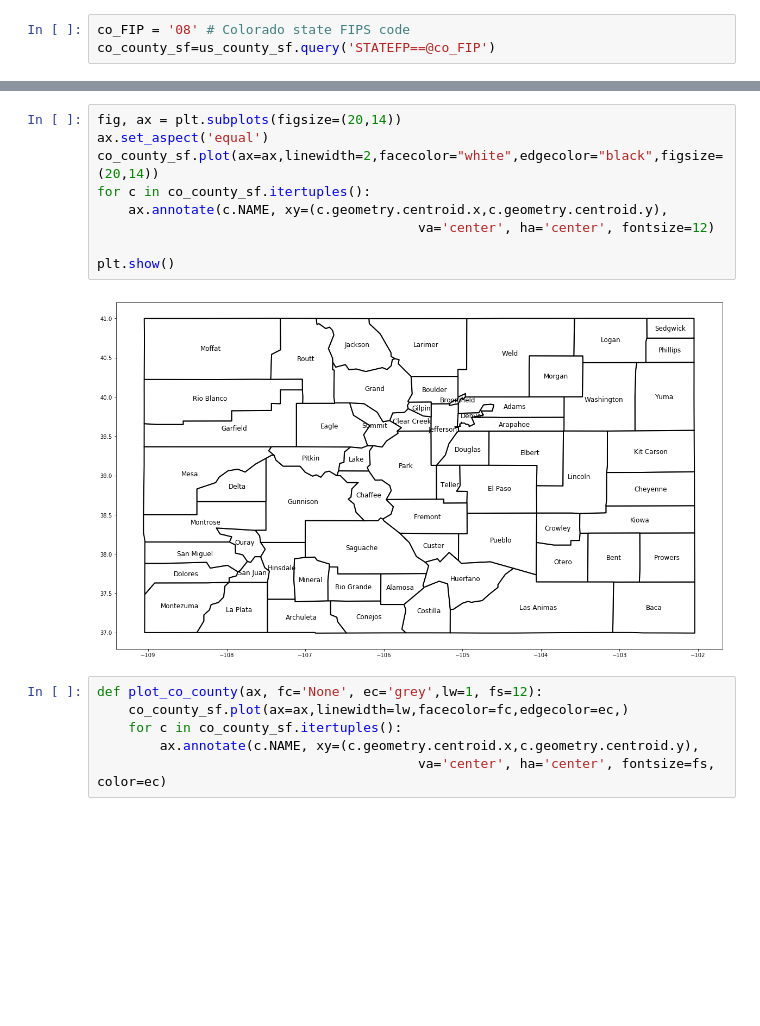
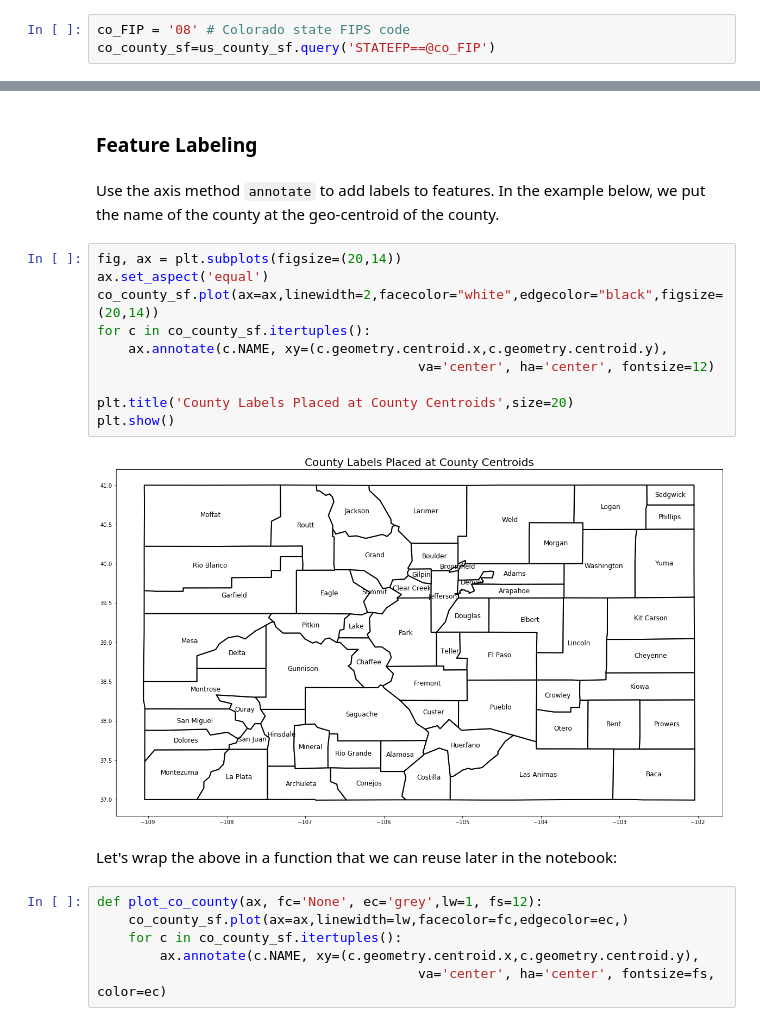
Before and after one commit to focods/geospatial, a Jupyter notebook: OilAndGasMap.ipynb, the cells around one changed output, grey strips where cells are left out. Saved outputs shown, nothing was run; the diff lists cells and outputs as text; blank space fills up the shorter version.

```diff
--- a/OilAndGasMap.ipynb
+++ b/OilAndGasMap.ipynb
@@ -110,14 +198,22 @@ co_county_sf.plot(linewidth=2,facecolor="white",edgecolor="black",figsize=(20,14
+# %% [markdown]
+### Feature Labeling
+# %% [markdown]
+Use the axis method `annotate` to add labels to features.
+In the example below, we put the name of the county at the geo-centroid of the county.
 # %%
 fig, ax = plt.subplots(figsize=(20,14))
 ax.set_aspect('equal')
 co_county_sf.plot(ax=ax,linewidth=2,facecolor="white",edgecolor="black",figsize=(20,14))
 for c in co_county_sf.itertuples():
     ax.annotate(c.NAME, xy=(c.geometry.centroid.x,c.geometry.centroid.y),
                                          va='center', ha='center', fontsize=12)
 
+plt.title('County Labels Placed at County Centroids',size=20)
 plt.show()
 # %% [output]
-[figure, old version]
+[figure, new version]
+# %% [markdown]
+Let's wrap the above in a function that we can reuse later in the notebook:
 # %%
 def plot_co_county(ax, fc='None', ec='grey',lw=1, fs=12):
     co_county_sf.plot(ax=ax,linewidth=lw,facecolor=fc,edgecolor=ec,)
```
Also changed, not shown: parts of 69 cells of this notebook.
